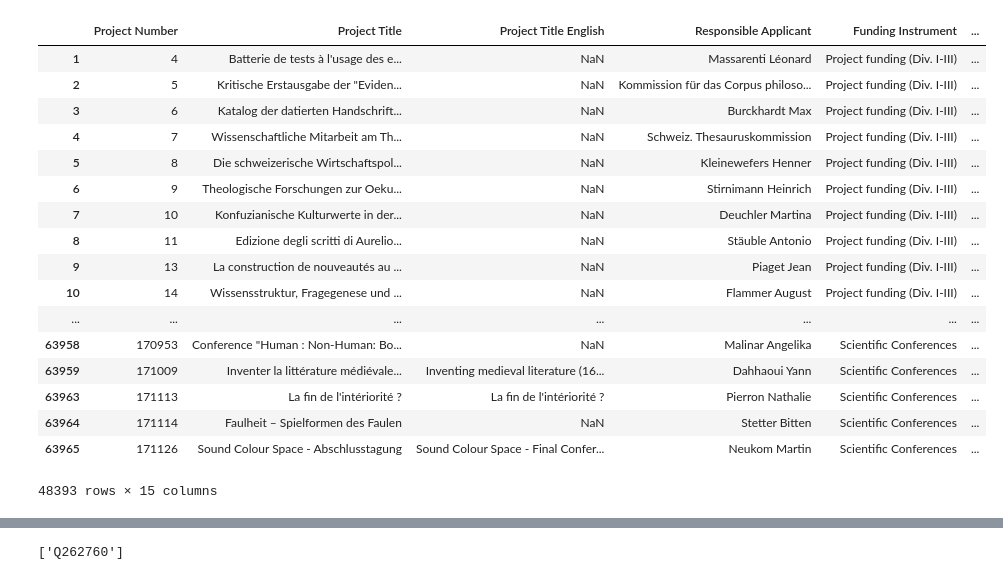
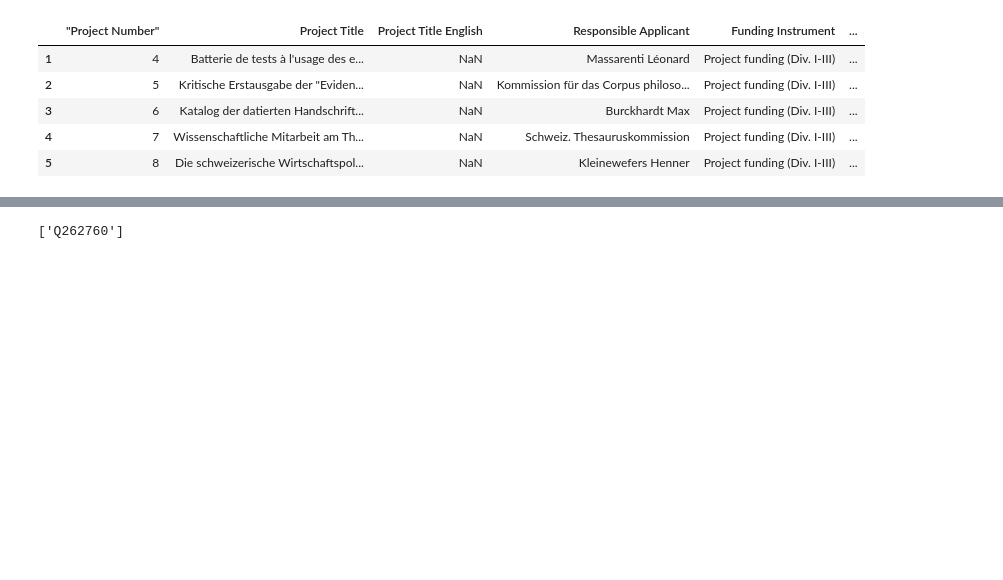
Before and after one commit to korcek-juraj/Homework, a Jupyter notebook: 03 - Interactive Viz/Interactive Viz.ipynb, the cells around one changed output, grey strips where cells are left out. Saved outputs shown, nothing was run; the diff lists cells and outputs as text; code cells hidden in the pictures; blank space fills up the shorter version.

```diff
--- a/03 - Interactive Viz/Interactive Viz.ipynb
+++ b/03 - Interactive Viz/Interactive Viz.ipynb
@@ -27,28 +23,17 @@ grants
 # %%
 # Drop entries not assignable to a university
 grants = grants[(grants.University != 'Nicht zuteilbar - NA')]
 # Drop entries without an assigned university
 grants = grants[(pd.notnull(grants.University))]
 
+# Parse `Approved Amount` as numbers
 grants['Approved Amount'] = pd.to_numeric(grants['Approved Amount'], errors='coerce')
-grants
+grants.head()
 # %% [output]
-|  | Project Number | Project Title | Project Title English | Responsible Applicant | Funding Instrument | ... |
+|  | ﻿"Project Number" | Project Title | Project Title English | Responsible Applicant | Funding Instrument | ... |
 | 1 | 4 | Batterie de tests à l'usage des e... | NaN | Massarenti Léonard | Project funding (Div. I-III) | ... |
 | 2 | 5 | Kritische Erstausgabe der "Eviden... | NaN | Kommission für das Corpus philoso... | Project funding (Div. I-III) | ... |
 | 3 | 6 | Katalog der datierten Handschrift... | NaN | Burckhardt Max | Project funding (Div. I-III) | ... |
 | 4 | 7 | Wissenschaftliche Mitarbeit am Th... | NaN | Schweiz. Thesauruskommission | Project funding (Div. I-III) | ... |
 | 5 | 8 | Die schweizerische Wirtschaftspol... | NaN | Kleinewefers Henner | Project funding (Div. I-III) | ... |
-| 6 | 9 | Theologische Forschungen zur Oeku... | NaN | Stirnimann Heinrich | Project funding (Div. I-III) | ... |
-| 7 | 10 | Konfuzianische Kulturwerte in der... | NaN | Deuchler Martina | Project funding (Div. I-III) | ... |
-| 8 | 11 | Edizione degli scritti di Aurelio... | NaN | Stäuble Antonio | Project funding (Div. I-III) | ... |
-| 9 | 13 | La construction de nouveautés au ... | NaN | Piaget Jean | Project funding (Div. I-III) | ... |
-| 10 | 14 | Wissensstruktur, Fragegenese und ... | NaN | Flammer August | Project funding (Div. I-III) | ... |
-| ... | ... | ... | ... | ... | ... | ... |
-| 63958 | 170953 | Conference "Human : Non-Human: Bo... | NaN | Malinar Angelika | Scientific Conferences | ... |
-| 63959 | 171009 | Inventer la littérature médiévale... | Inventing medieval literature (16... | Dahhaoui Yann | Scientific Conferences | ... |
-| 63963 | 171113 | La fin de l'intériorité ? | La fin de l'intériorité ? | Pierron Nathalie | Scientific Conferences | ... |
-| 63964 | 171114 | Faulheit – Spielformen des Faulen | NaN | Stetter Bitten | Scientific Conferences | ... |
-| 63965 | 171126 | Sound Colour Space - Abschlusstagung | Sound Colour Space - Final Confer... | Neukom Martin | Scientific Conferences | ... |
-48393 rows × 15 columns
 # %%
```
Also changed, not shown: parts of 12 cells of this notebook.
